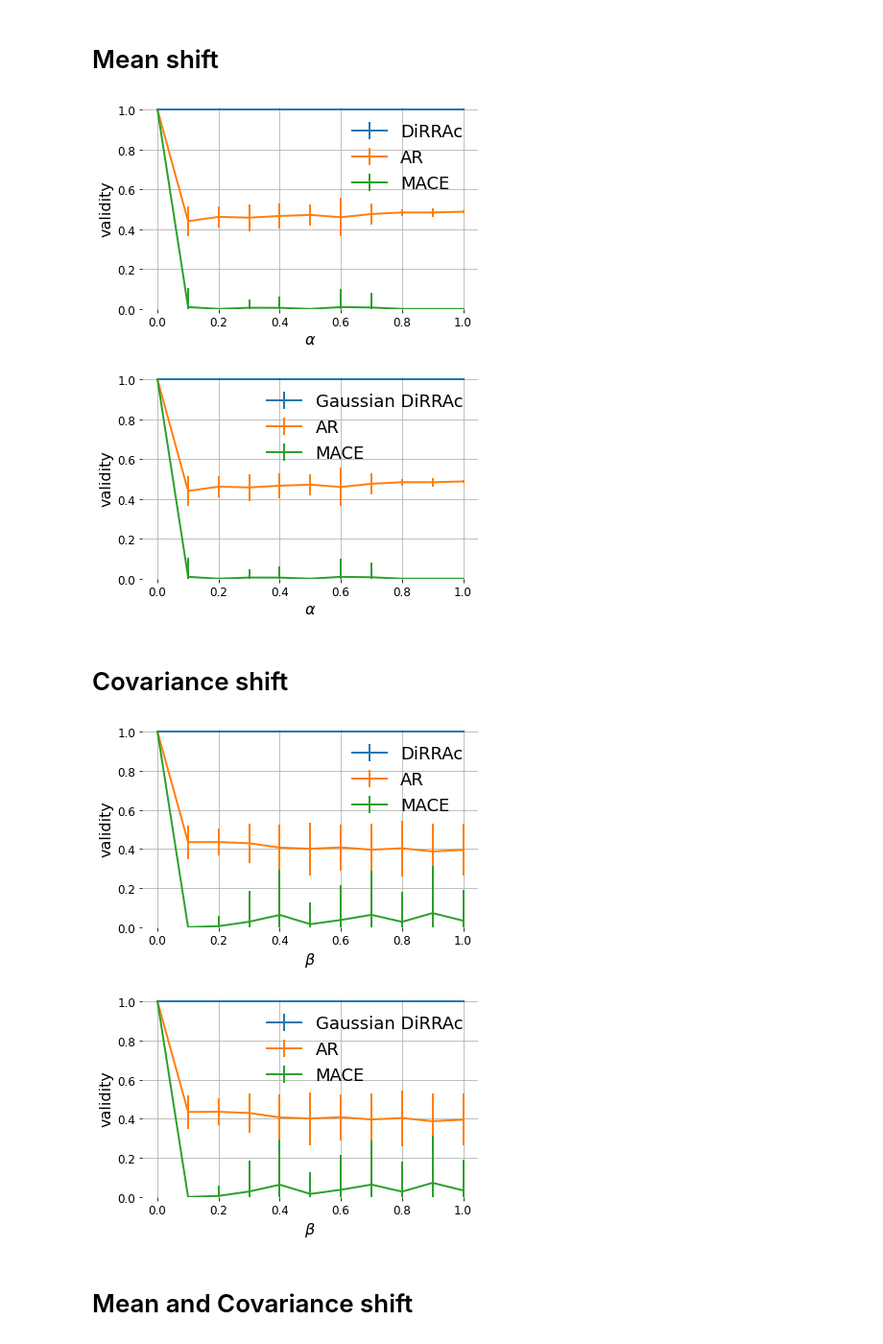
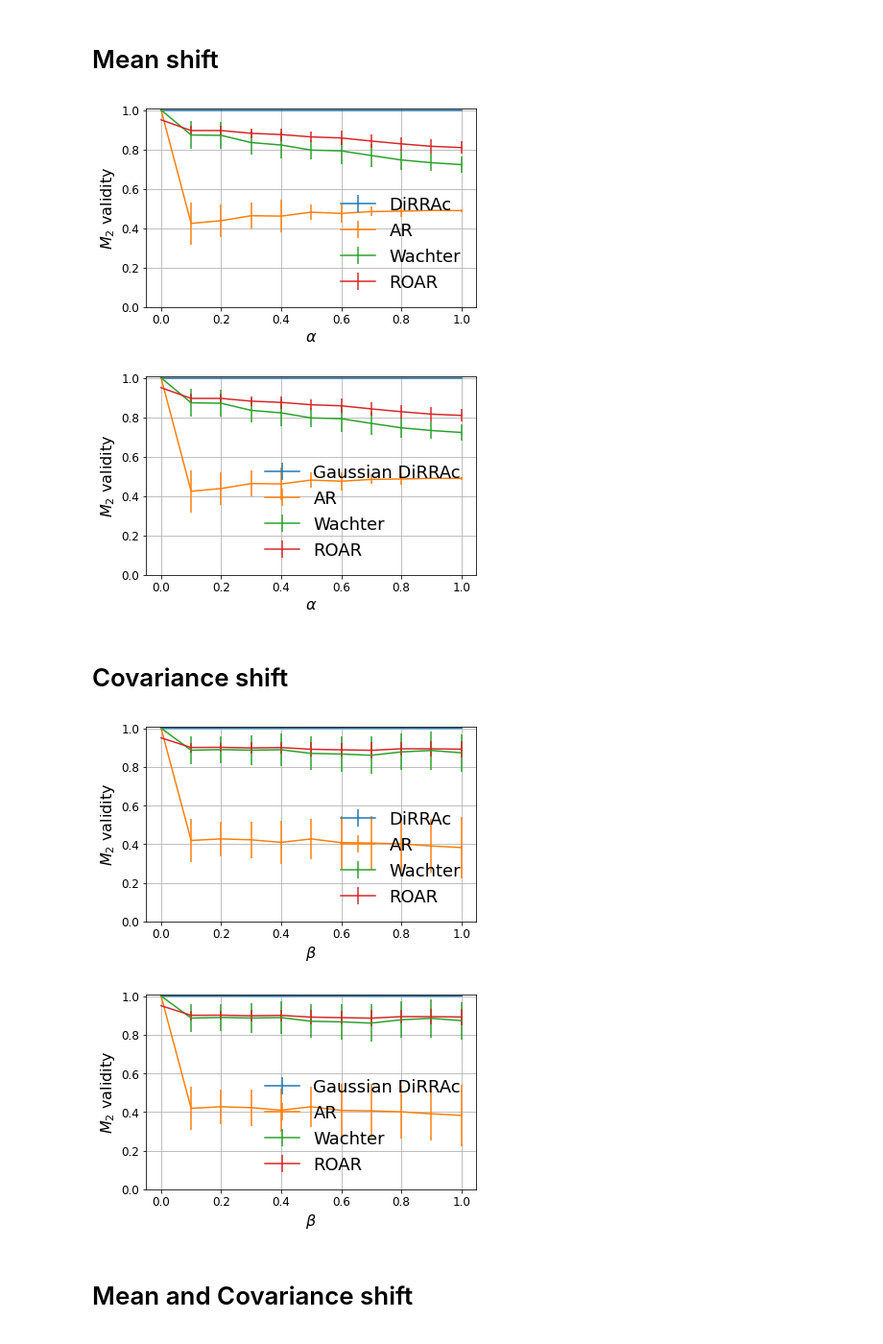
Before and after one commit to duykhuongnguyen/DiRRAc, a Jupyter notebook: figure3.ipynb, the cells around one changed output. Shown at 96% size. Saved outputs shown, nothing was run; the diff lists cells and outputs as text; code cells hidden in the pictures.

```diff
--- a/figure3.ipynb
+++ b/figure3.ipynb
@@ -93,15 +82,17 @@ X_recourse = X_test[model_trained.predict(X_test) == 0]
 # Initialization
 # %%
 # DDRA
-delta = 0.2
+delta = 0.1
 k = 3
 dim = 3
 rho = np.array([0, 0, 0])
 lmbda = 0.7
 zeta = 1
 
-drra_module = DRRA(delta, k, dim, p, theta, sigma, rho, lmbda, zeta, padding=True)
+drra_module = DRRA(delta, k, dim, p, theta, sigma, rho, lmbda, zeta, dist_type='l1', padding=True)
 ar_module = LinearAR(X_train, model_trained.coef_, model_trained.intercept_)
+wachter_module = Wachter(X_train, model_trained, decision_threshold=0.6, linear=True)
+roar_module = ROAR(X_train, model_trained.coef_.squeeze(), model_trained.intercept_, max_iter=30)
 # %% [markdown]
 # Generate counterfactual
 # %%
@@ -111,7 +102,11 @@ print("Generate counterfactual for Gaussian DiRRAc")
 counterfactual_drra_gm = drra_module.fit_data(pad_ones(X_recourse), model='gm')
 print("Generate counterfactual for AR")
 counterfactual_ar = ar_module.fit_data(X_recourse)
-print("Generate counterfactual for MACE")
-counterfactual_mace = runExperiments(['synthetic'], ['lr'], ['one_norm'], ['MACE_eps_1e-5'], 0, len(X_recourse), 'neg_only', '0')
+print("Generate counterfactual for Wachter")
+counterfactual_wachter = wachter_module.fit_data(X_recourse)
+print("Generate counterfactual for ROAR")
+counterfactual_roar = roar_module.fit_data(X_recourse)
+# print("Generate counterfactual for MACE")
+# counterfactual_mace = runExperiments(['synthetic'], ['lr'], ['one_norm'], ['MACE_eps_1e-5'], 0, len(X_recourse), 'neg_only', '0')
 # %% [output]
 Generate counterfactual for DiRRAc
@@ -129,7 +125,8 @@ def run_experiments(shift_type='mean'):
     validity_drra_nm, std_drra_nm = np.zeros(len(alpha_l)), np.zeros(len(alpha_l))
     validity_drra_gm, std_drra_gm = np.zeros(len(alpha_l)), np.zeros(len(alpha_l))
     validity_ar, std_ar = np.zeros(len(alpha_l)), np.zeros(len(alpha_l))
-    validity_mace, std_mace = np.zeros(len(alpha_l)), np.zeros(len(alpha_l))
+    validity_wachter, std_wachter = np.zeros(len(alpha_l)), np.zeros(len(alpha_l))
+    validity_roar, std_roar = np.zeros(len(alpha_l)), np.zeros(len(alpha_l))
 
     for i in range(1, len(alpha_l)):
 
@@ -139,7 +136,9 @@ def run_experiments(shift_type='mean'):
         iter_drra_nm = np.zeros(100)
         iter_drra_gm = np.zeros(100)
         iter_ar = np.zeros(100)
-        iter_mace = np.zeros(100)
+        iter_wachter = np.zeros(100)
+        iter_roar = np.zeros(100)
+
         features, labels = sd.synthesize_data(mean_shift, cov_shift, mean_1, cov_1)
         for j in range(100):
             features, labels = sd.synthesize_data(mean_shift, cov_shift, mean_1, cov_1)
@@ -148,18 +147,21 @@ def run_experiments(shift_type='mean'):
             iter_drra_nm[j] = cal_validity(clf_shift.predict(counterfactual_drra_nm[:, :-1]))
             iter_drra_gm[j] = cal_validity(clf_shift.predict(counterfactual_drra_gm[:, :-1]))
             iter_ar[j] = cal_validity(clf_shift.predict(counterfactual_ar))
-            iter_mace[j] = cal_validity(clf_shift.predict(counterfactual_mace))
+            iter_wachter[j] = cal_validity(clf_shift.predict(counterfactual_wachter))
+            iter_roar[j] = cal_validity(clf_shift.predict(counterfactual_roar))
 
         validity_drra_nm[i], std_drra_nm[i] = np.mean(iter_drra_nm), np.std(iter_drra_nm)
         validity_drra_gm[i], std_drra_gm[i] = np.mean(iter_drra_gm), np.std(iter_drra_gm)
         validity_ar[i], std_ar[i] = np.mean(iter_ar), np.std(iter_ar)
-        validity_mace[i], std_mace[i] = np.mean(iter_mace), np.std(iter_mace)
+        validity_wachter[i], std_wachter[i] = np.mean(iter_wachter), np.std(iter_wachter)
+        validity_roar[i], std_roar[i] = np.mean(iter_roar), np.std(iter_roar)
 
     # Validity for original data
     validity_drra_nm[0] = cal_validity(model_trained.predict(counterfactual_drra_nm[:, :-1]))
     validity_drra_gm[0] = cal_validity(model_trained.predict(counterfactual_drra_gm[:, :-1]))
     validity_ar[0] = cal_validity(model_trained.predict(counterfactual_ar))
-    validity_mace[0] = cal_validity(model_trained.predict(counterfactual_mace))
+    validity_wachter[0] = cal_validity(model_trained.predict(counterfactual_wachter))
+    validity_roar[0] = cal_validity(model_trained.predict(counterfactual_roar))
 
-    return validity_drra_nm, validity_drra_gm, validity_ar, validity_mace, std_drra_nm, std_drra_gm, std_ar, std_mace
+    return validity_drra_nm, validity_drra_gm, validity_ar, validity_wachter, validity_roar, std_drra_nm, std_drra_gm, std_ar, std_wachter, std_roar
 # %% [markdown]
@@ -174,76 +188,80 @@ fig, ax = plt.subplots()
 
 ax.errorbar(alpha_l, validity_drra_nm, std_drra_nm, label='DiRRAc')
 ax.errorbar(alpha_l, validity_ar, std_ar, label='AR')
-ax.errorbar(alpha_l, validity_mace, std_mace, label='MACE')
+ax.errorbar(alpha_l, validity_wachter, std_wachter, label='Wachter')
+ax.errorbar(alpha_l, validity_roar, std_roar, label='ROAR')
 
-ax.set(xlabel='$\\alpha$', ylabel='validity')
+ax.set(xlabel='$\\alpha$', ylabel='$M_{2}$ validity')
 ax.grid()
-ax.legend(loc='upper right', frameon=False)
+ax.legend(loc='lower right', frameon=False)
 plt.ylim(0, 1.01)
 plt.savefig('result/figure3/mean_shift_DiRAAc-NM.pdf', dpi=400)
 plt.tight_layout()
 
 plt.show()# Define shift params
 # %% [output]
-[figure, old version]
+[figure, new version]
 # %%
 # Plot
 fig, ax = plt.subplots()
 
 ax.errorbar(alpha_l, validity_drra_gm, std_drra_gm, label='Gaussian DiRRAc')
 ax.errorbar(alpha_l, validity_ar, std_ar, label='AR')
-ax.errorbar(alpha_l, validity_mace, std_mace, label='MACE')
+ax.errorbar(alpha_l, validity_wachter, std_wachter, label='Wachter')
+ax.errorbar(alpha_l, validity_roar, std_roar, label='ROAR')
 
-ax.set(xlabel='$\\alpha$', ylabel='validity')
+ax.set(xlabel='$\\alpha$', ylabel='$M_{2}$ validity')
 ax.grid()
-ax.legend(loc='upper right', frameon=False)
+ax.legend(loc='lower right', frameon=False)
 plt.ylim(0, 1.01)
 plt.savefig('result/figure3/mean_shift_DiRAAc-GM.pdf', dpi=400)
 plt.tight_layout()
 
 plt.show()
 # %% [output]
-[figure, old version]
+[figure, new version]
 # %% [markdown]
 # Covariance shift
 # %%
-validity_drra_nm, validity_drra_gm, validity_ar, validity_mace, std_drra_nm, std_drra_gm, std_ar, std_mace = run_experiments(shift_type='cov')
+validity_drra_nm, validity_drra_gm, validity_ar, validity_wachter, validity_roar, std_drra_nm, std_drra_gm, std_ar, std_wachter, std_roar = run_experiments(shift_type='cov')
 # %%
 # Plot
 fig, ax = plt.subplots()
 
 ax.errorbar(alpha_l, validity_drra_nm, std_drra_nm, label='DiRRAc')
 ax.errorbar(alpha_l, validity_ar, std_ar, label='AR')
-ax.errorbar(alpha_l, validity_mace, std_mace, label='MACE')
+ax.errorbar(alpha_l, validity_wachter, std_wachter, label='Wachter')
+ax.errorbar(alpha_l, validity_roar, std_roar, label='ROAR')
 
-ax.set(xlabel='$\\beta$', ylabel='validity')
+ax.set(xlabel='$\\beta$', ylabel='$M_{2}$ validity')
 ax.grid()
-ax.legend(loc='upper right', frameon=False)
+ax.legend(loc='lower right', frameon=False)
 plt.ylim(0, 1.01)
 plt.savefig('result/figure3/covariance_shift_DiRAAc-NM.pdf', dpi=400)
 plt.tight_layout()
 
 plt.show()
 # %% [output]
-[figure, old version]
+[figure, new version]
 # %%
 # Plot
 fig, ax = plt.subplots()
 
 ax.errorbar(alpha_l, validity_drra_gm, std_drra_gm, label='Gaussian DiRRAc')
 ax.errorbar(alpha_l, validity_ar, std_ar, label='AR')
-ax.errorbar(alpha_l, validity_mace, std_mace, label='MACE')
+ax.errorbar(alpha_l, validity_wachter, std_wachter, label='Wachter')
+ax.errorbar(alpha_l, validity_roar, std_roar, label='ROAR')
 
-ax.set(xlabel='$\\beta$', ylabel='validity')
+ax.set(xlabel='$\\beta$', ylabel='$M_{2}$ validity')
 ax.grid()
-ax.legend(loc='upper right', frameon=False)
+ax.legend(loc='lower right', frameon=False)
 plt.ylim(0, 1.01)
 plt.savefig('result/figure3/covariance_shift_DiRAAc-GM.pdf', dpi=400)
 plt.tight_layout()
 
 plt.show()
 # %% [output]
-[figure, old version]
+[figure, new version]
 # %% [markdown]
 # Mean and Covariance shift
 # %%
```
Also changed, not shown: parts of 9 cells of this notebook, 11 other files.
